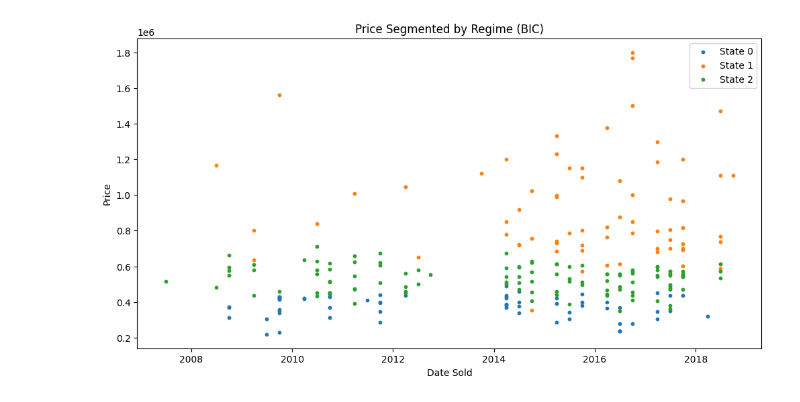
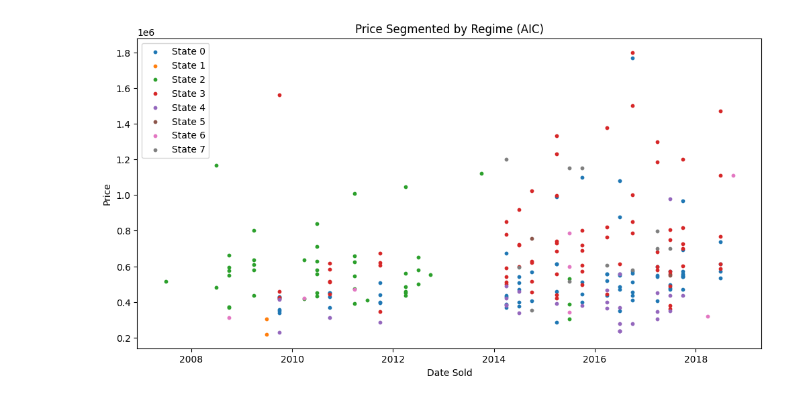
Before and after one commit to gracesosa/RealEstate_TrendClassification, a Jupyter notebook: Notebooks/DataPreprocessing2.ipynb, the cells around one changed output. Saved outputs shown, nothing was run; the diff lists cells and outputs as text; code cells hidden in the pictures.

```diff
--- a/Notebooks/DataPreprocessing2.ipynb
+++ b/Notebooks/DataPreprocessing2.ipynb
@@ -30,0 +42,25 @@ features = scaler.fit_transform(merged_df[['price', 'MA']])
+# %%
+#Feature engineering
+
+merged_df['day_of_week'] = merged_df['datesold'].dt.dayofweek
+merged_df['day_of_month'] = merged_df['datesold'].dt.day
+# %%
+# Count the number of sales per day
+sales_per_day = merged_df['datesold'].dt.date.value_counts().sort_index()
+
+# Find the top 10 dates with the most sales (you can adjust the number of peak dates as needed)
+peak_period = sales_per_day.nlargest(10)
+
+# Create a function to categorize the seasonality based on 'datesold'
+def get_seasonality(date):
+    if date in peak_period.index:
+        return 'Busy season'
+    elif date < peak_period.index[-1] and date >= peak_period.index[0]:
+        return 'Medium busy season'
+    else:
+        return 'Slow season'
+
+# Apply the function to categorize the 'datesold' and create the 'seasonality' column
+merged_df['seasonality'] = merged_df['datesold'].dt.date.apply(get_seasonality)
+
+merged_df.head(5)
@@ -30,0 +74,12 @@ features = scaler.fit_transform(merged_df[['price', 'MA']])
+# %%
+# Convert categorical variable 'propertyType' to numerical if needed
+merged_df['propertyType'] = merged_df['propertyType'].astype('category').cat.codes  # Encode 'propertyType' as numeric
+merged_df['seasonality'] = merged_df['seasonality'].astype('category').cat.codes
+merged_df['day_of_week'] = merged_df['day_of_week'].astype('category').cat.codes
+merged_df['day_of_month'] = merged_df['day_of_month'].astype('category').cat.codes
+
+# Scale the features (exclude 'price' because it's the target)
+scaler = StandardScaler()
+features = scaler.fit_transform(merged_df[['MA', 'bedrooms', 'propertyType', 'seasonality']])
+
+# Now you can proceed to use the 'features' for the HMM modeling
@@ -98,21 +172,21 @@ plt.show()
 # %%
 # Use the model with the optimal number of states based on BIC or AIC
-best_model = models[optimal_states_bic - 2]  # Adjust for 0-indexing in the models list
+best_model = models[optimal_states_aic - 2]  # Adjust for 0-indexing in the models list
 hidden_states = best_model.predict(features)
 
 # Add hidden states to the dataframe
 merged_df['Regime'] = hidden_states
 
 # Plot the regimes over time
 plt.figure(figsize=(12, 6))
 for state in range(best_model.n_components):
     state_data = merged_df[merged_df['Regime'] == state]
     plt.scatter(state_data['datesold'], state_data['price'], label=f'State {state}', s=10)
 
 plt.legend()
-plt.title('Price Segmented by Regime (BIC)')
+plt.title('Price Segmented by Regime (AIC)')
 plt.xlabel('Date Sold')
 plt.ylabel('Price')
 plt.show()
 # %% [output]
-[figure, old version]
+[figure, new version]
```
Also changed, not shown: parts of 8 cells of this notebook.
